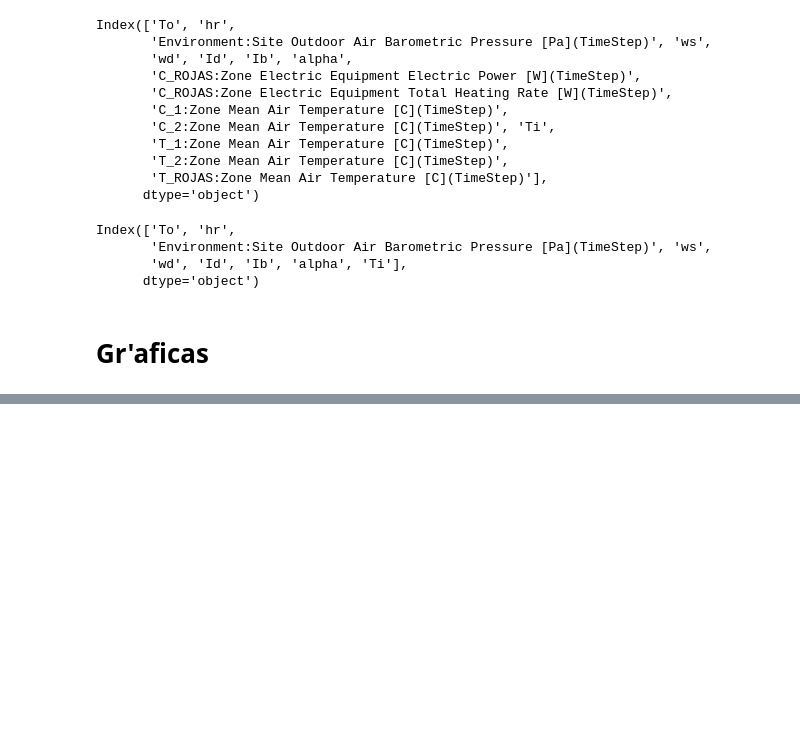
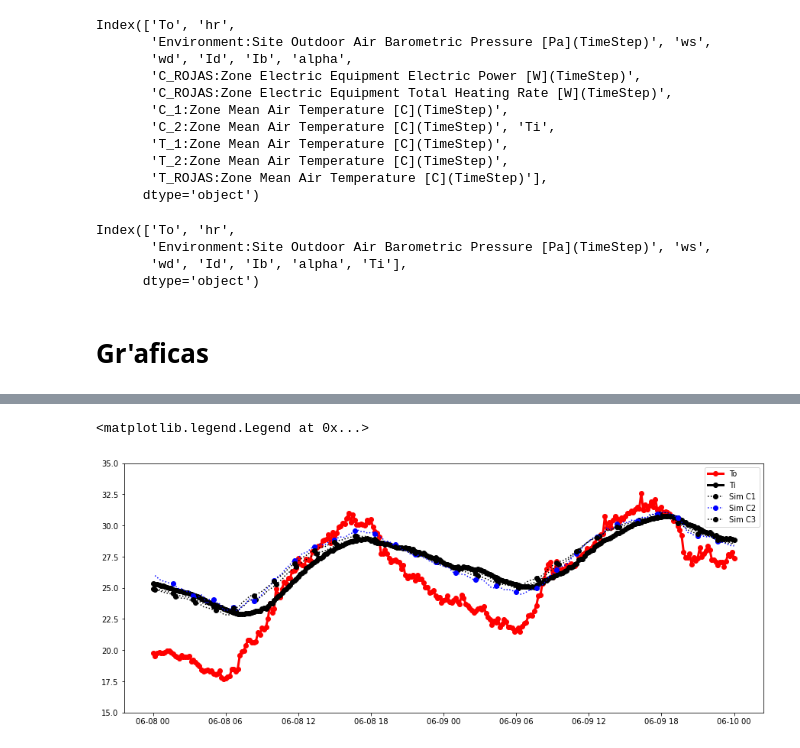
Before and after one commit to AltamarMx/mas20problemas, a Jupyter notebook: notebooks/009_error_3casos.ipynb, the cells around one changed output, grey strips where cells are left out. Drawn from its saved outputs; the diff is of its cells as text; code cells hidden in the pictures; blank space fills up the shorter version.

```diff
--- a/notebooks/009_error_3casos.ipynb
+++ b/notebooks/009_error_3casos.ipynb
@@ -93,0 +120,17 @@ ax.legend()
+# %%
+fig, ax  = plt.subplots(figsize=(15,6),sharex=True)
+
+ax.set_ylim(15,35)
+
+ax.plot(exp_fechas.To_ruoa,   'ro-',lw=3,label='To')
+ax.plot(exp_fechas.Ti,        'ko-',lw=3,label='Ti')
+
+
+ax.plot(za_fechas.Ti,'ko:',label="Sim C1",markevery=10)
+ax.plot(ae_fechas.Ti,'bo:',label="Sim C2",markevery=10)
+ax.plot(bm_fechas.Ti,'ko:',label="Sim C3",markevery=10)
+
+ax.legend()
+# %% [output]
+<matplotlib.legend.Legend at 0x...>
+[figure, added]
```
Also changed, not shown: parts of 13 cells of this notebook, 1 other file.
